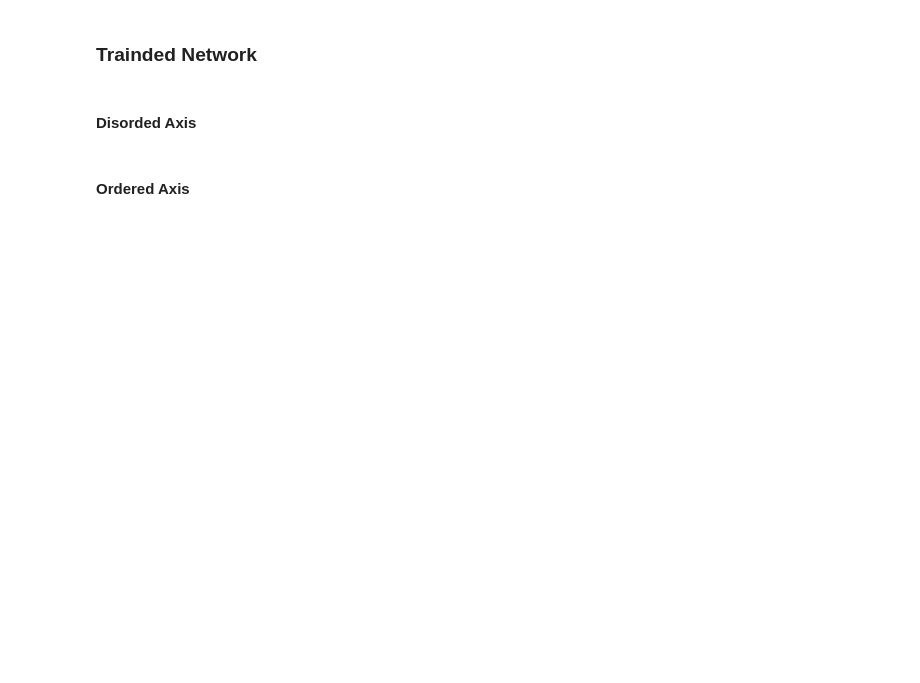
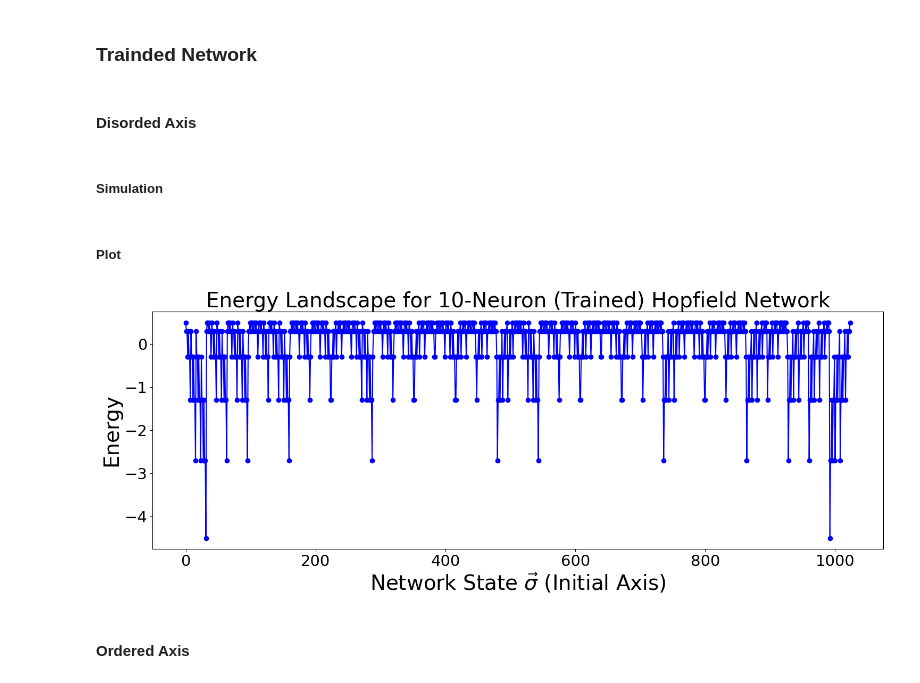
Before and after one commit to d-domeniconi/hopfield_network, a Jupyter notebook: learning_about_learning.ipynb, the cells around one changed output. Cells and saved outputs as stored; diff of their text form; code cells hidden in the pictures; blank space fills up the shorter version.

Commit message:
energy trained network

```diff
--- a/learning_about_learning.ipynb
+++ b/learning_about_learning.ipynb
@@ -195,5 +195,28 @@ plt.show()
 ### Trainded Network
 # %% [markdown]
 #### Disorded Axis
+# %% [markdown]
+##### Simulation
+# %%
+Nn = 10
+eixo_inicial = hp.all_binary_states(Nn)
+mem_tr_dis = [eixo_inicial[random.choices(range(len(eixo_inicial)), k=1)[0]]]
+wei_tr_dis = hp.train(Nn, mem_tr_dis)
+en_tr_dis = [hp.current_energy(wei_tr_dis, pattern) for pattern in eixo_inicial]
+# %% [markdown]
+##### Plot
+# %%
+plt.figure(figsize=(15, 6))
+plt.plot(en_tr_dis, color = 'blue', marker='o', linestyle='-')
+plt.xlabel(f'Network State {r"$\vec{\sigma}$"} (Initial Axis)', fontsize = 28)
+plt.ylabel("Energy", fontsize = 28)
+plt.title(f'Energy Landscape for 10-Neuron (Trained) Hopfield Network', fontsize = 28)
+plt.xticks(fontsize=21)
+plt.yticks(fontsize=21)
+plt.tight_layout()
+plt.savefig("figures/trained_disordered_energy.png", dpi=600)
+plt.show()
+# %% [output]
+[figure, added]
 # %% [markdown]
 #### Ordered Axis
```
Also changed, not shown: parts of 7 cells of this notebook, 10 other files.
